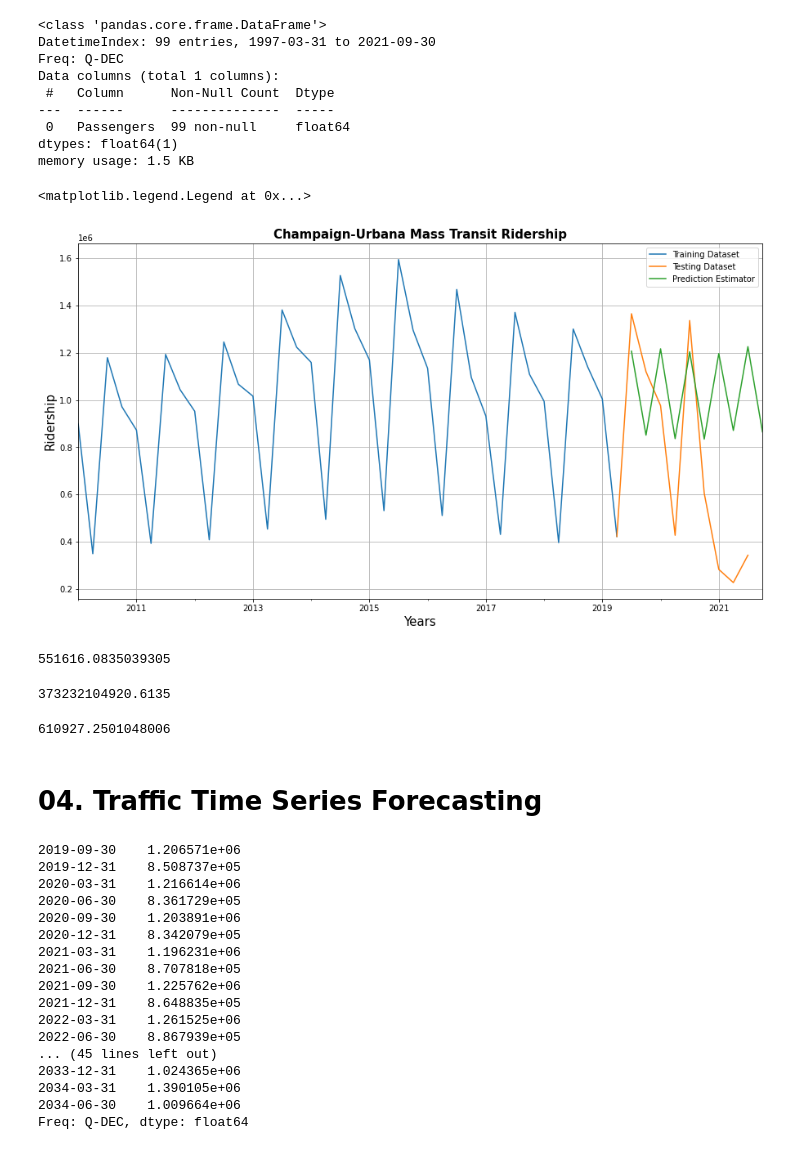
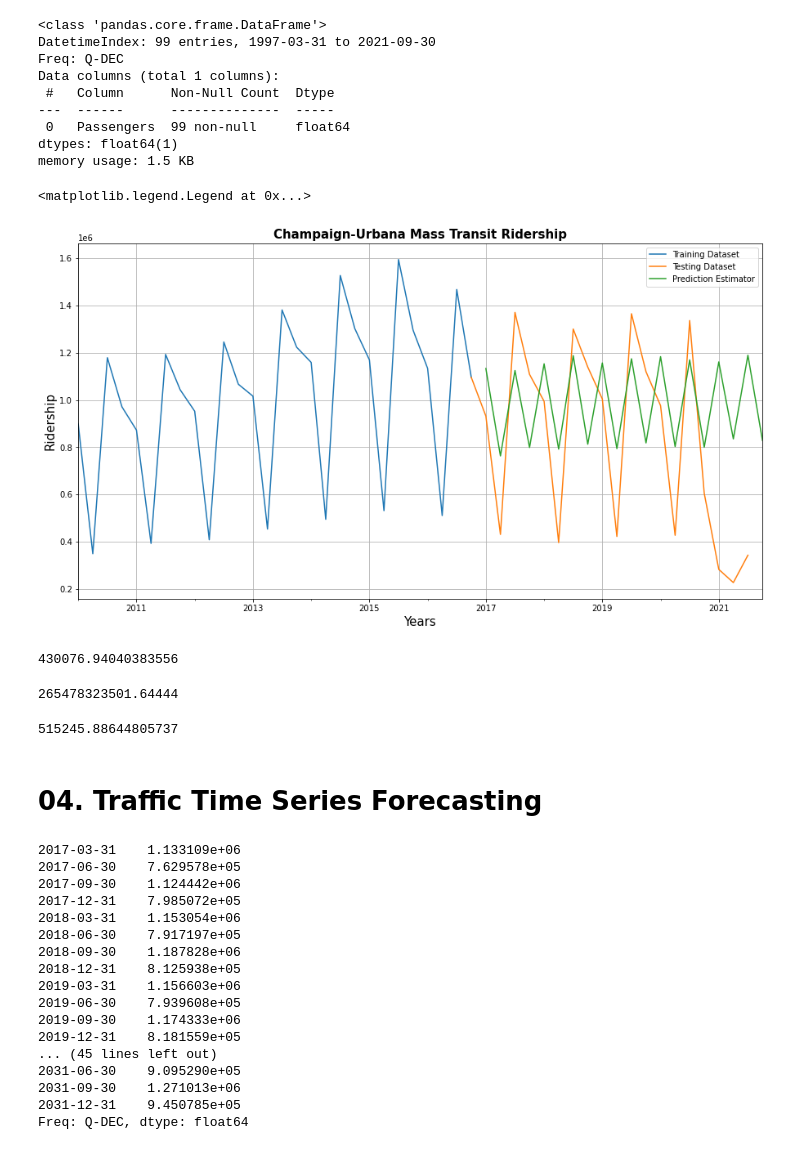
Before and after one commit to lotlouischoitslab/Champaign-Urbana_Bus_Ridership, a Jupyter notebook: champaign_bus_data_analysis.ipynb, the cells around one changed output. Cells and saved outputs as stored; diff of their text form; code cells hidden in the pictures.

```diff
--- a/champaign_bus_data_analysis.ipynb
+++ b/champaign_bus_data_analysis.ipynb
@@ -241,8 +241,8 @@ from sklearn.metrics import mean_absolute_error, mean_squared_error
 # %%
 modified_time_df = modified_time_df.asfreq('d').interpolate().asfreq('q', fill_value = 9.0)
 modified_time_df.info()
-training_df = modified_time_df.iloc[:90]
-test_df = modified_time_df.iloc[89:]
+training_df = modified_time_df.iloc[:80]
+test_df = modified_time_df.iloc[79:]
 # %% [output]
 <class 'pandas.core.frame.DataFrame'>
 DatetimeIndex: 99 entries, 1997-03-31 to 2021-09-30
@@ -255,30 +255,30 @@ dtypes: float64(1)
 memory usage: 1.5 KB
 # %%
 fit_model = ExponentialSmoothing(training_df['Passengers'],trend='add',seasonal='add',seasonal_periods=14).fit()
-prediction = fit_model.forecast(10)
+prediction = fit_model.forecast(20)
 training_df['Passengers'].plot(figsize=(15,8),label='Training Dataset')
 test_df['Passengers'].plot(label='Testing Dataset')
 prediction.plot(xlim=['2010-02-01','2021-10-01'],label='Prediction Estimator')
 plt.grid()
 plt.xlabel('Years',fontsize=15)
 plt.ylabel('Ridership',fontsize=15)
 plt.title('Champaign-Urbana Mass Transit Ridership',fontsize=15,fontweight='bold')
 plt.legend()
 # %% [output]
 <matplotlib.legend.Legend at 0x...>
-[figure, old version]
+[figure, new version]
 # %%
 mean_absolute_error(test_df,prediction)
 # %% [output]
-551616.0835039305
+430076.94040383556
 # %%
 mean_squared_error(test_df,prediction)
 # %% [output]
-373232104920.6135
+265478323501.64444
 # %%
 np.sqrt(mean_squared_error(test_df,prediction))
 # %% [output]
-610927.2501048006
+515245.88644805737
 # %% [markdown]
 # 04. Traffic Time Series Forecasting
 # %%
@@ -286,22 +286,22 @@ traffic_model = ExponentialSmoothing(training_df['Passengers'],trend='add',seaso
 passenger_forecast = traffic_model.forecast(60)
 passenger_forecast
 # %% [output]
-2019-09-30    1.206571e+06
-2019-12-31    8.508737e+05
-2020-03-31    1.216614e+06
-2020-06-30    8.361729e+05
-2020-09-30    1.203891e+06
-2020-12-31    8.342079e+05
-2021-03-31    1.196231e+06
-2021-06-30    8.707818e+05
-2021-09-30    1.225762e+06
-2021-12-31    8.648835e+05
-2022-03-31    1.261525e+06
-2022-06-30    8.867939e+05
+2017-03-31    1.133109e+06
+2017-06-30    7.629578e+05
+2017-09-30    1.124442e+06
+2017-12-31    7.985072e+05
+2018-03-31    1.153054e+06
+2018-06-30    7.917197e+05
+2018-09-30    1.187828e+06
+2018-12-31    8.125938e+05
+2019-03-31    1.156603e+06
+2019-06-30    7.939608e+05
+2019-09-30    1.174333e+06
+2019-12-31    8.181559e+05
 ... (45 lines left out)
-2033-12-31    1.024365e+06
-2034-03-31    1.390105e+06
-2034-06-30    1.009664e+06
+2031-06-30    9.095290e+05
+2031-09-30    1.271013e+06
+2031-12-31    9.450785e+05
 Freq: Q-DEC, dtype: float64
 # %%
 modified_time_df.plot(figsize=(20,8))
```
Also changed, not shown: parts of 1 cell of this notebook.
